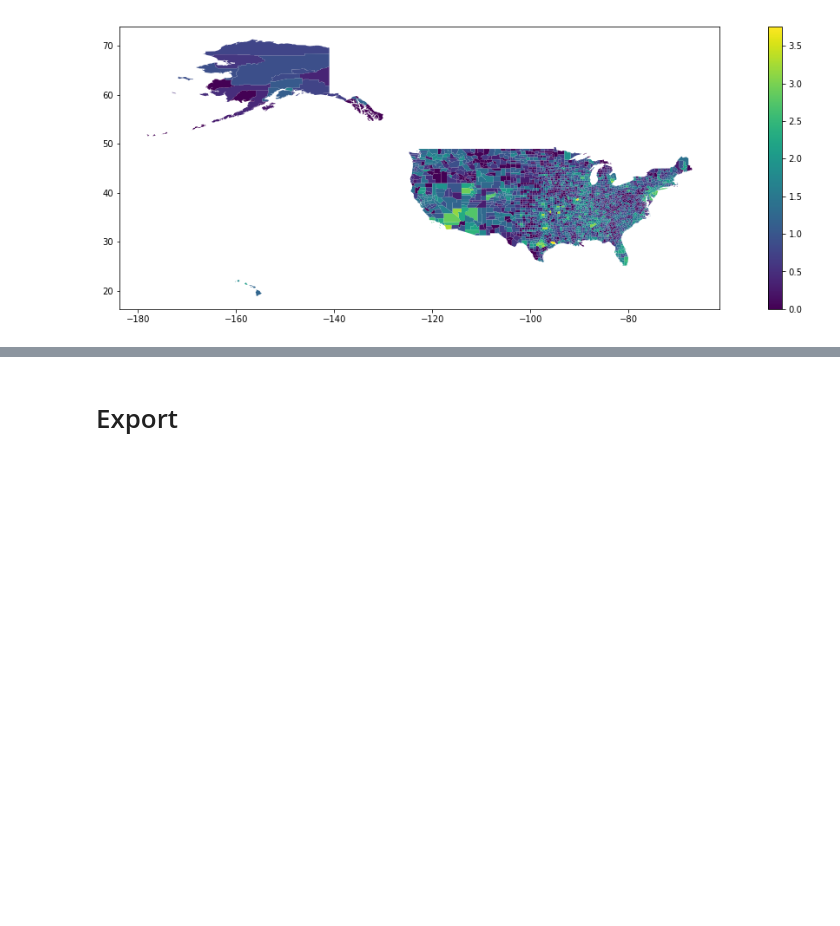
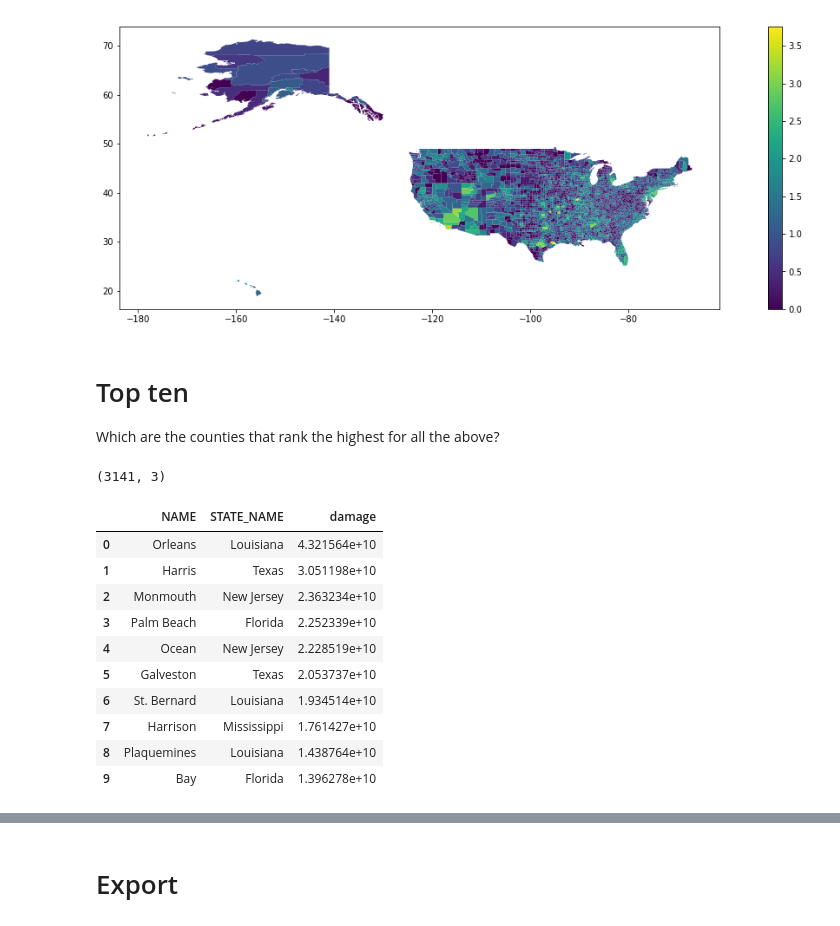
Before and after one commit to labs12-should-i-live-here/DS, a Jupyter notebook: notebooks/DMA9 - Damages by county.ipynb, the cells around one changed output, grey strips where cells are left out. Drawn from its saved outputs; the diff is of its cells as text; code cells hidden in the pictures; blank space fills up the shorter version.

```diff
--- a/notebooks/DMA9 - Damages by county.ipynb
+++ b/notebooks/DMA9 - Damages by county.ipynb
@@ -537,3 +537,34 @@ noaa_county_map_log.plot(column='deaths', figsize=(20,6), legend=True);
 noaa_county_map_log.plot(column='injuries', figsize=(20,6), legend=True);
 # %% [output]
 [figure]
+# %% [markdown]
+# Top ten
+Which are the counties that rank the highest for all the above?
+# %%
+# Reset the index, thus extracting the FIPS codes into their own column
+# because merging requires FIPS to be its own column
+temp = noaa_county.reset_index()
+
+# Rename that column accordingly
+temp = temp.rename(columns={'index':'FIPS'})
+
+
+# Top ten counties with the most damages
+top_ten_damage = counties.merge(temp, on='FIPS', how='left')\
+                        .sort_values('damage', ascending=False)\
+                        .reset_index(drop=True)
+
+display(top_ten_damage[['NAME','STATE_NAME','damage']], n=10)
+# %% [output]
+(3141, 3)
+|  | NAME | STATE_NAME | damage |
+| 0 | Orleans | Louisiana | 4.321564e+10 |
+| 1 | Harris | Texas | 3.051198e+10 |
+| 2 | Monmouth | New Jersey | 2.363234e+10 |
+| 3 | Palm Beach | Florida | 2.252339e+10 |
+| 4 | Ocean | New Jersey | 2.228519e+10 |
+| 5 | Galveston | Texas | 2.053737e+10 |
+| 6 | St. Bernard | Louisiana | 1.934514e+10 |
+| 7 | Harrison | Mississippi | 1.761427e+10 |
+| 8 | Plaquemines | Louisiana | 1.438764e+10 |
+| 9 | Bay | Florida | 1.396278e+10 |
```
Also changed, not shown: parts of 1 cell of this notebook.
